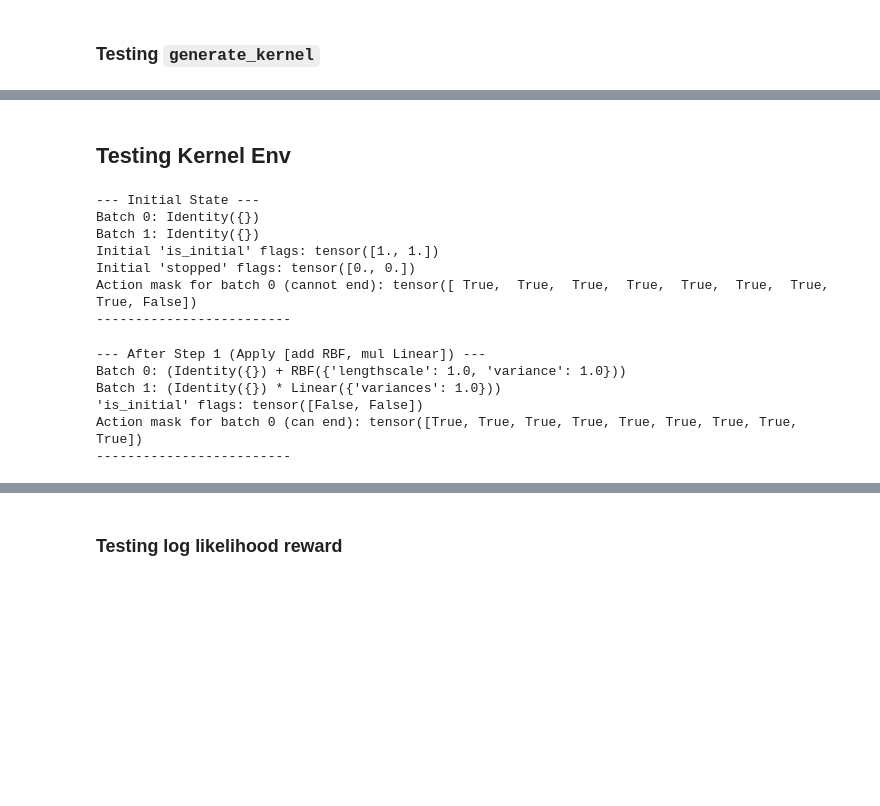
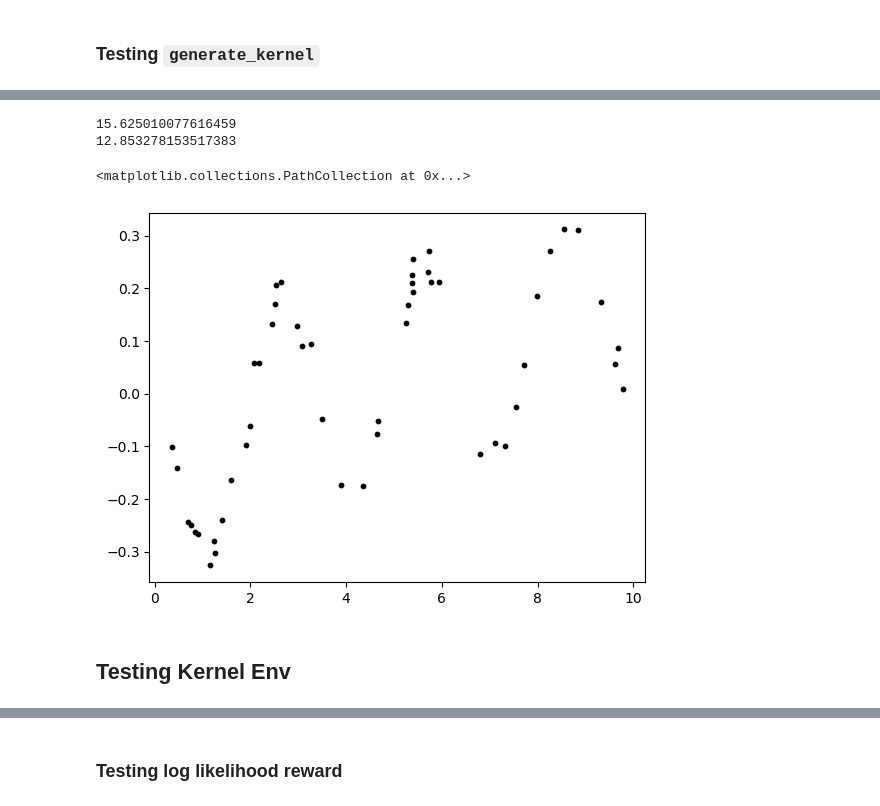
Before and after one commit to anacarolerthal/gpkernel-gfn, a Jupyter notebook: test.ipynb, the cells around one changed output, grey strips where cells are left out. Cells and saved outputs as stored; diff of their text form; code cells hidden in the pictures; blank space fills up the shorter version.

```diff
--- a/test.ipynb
+++ b/test.ipynb
@@ -89,12 +95,10 @@ plt.show()
 # %% [markdown]
 ### Testing `generate_kernel`
 # %%
-true_kernel = KernelFunction().rbf(lengthscale=1.0).add(
-    KernelFunction().linear(variances=0.5)
-).multiply(KernelFunction().linear(variances=2.0))
-
+true_kernel = KernelFunction().periodic(period=3.0, lengthscale=0.01).add(
+    KernelFunction().linear(variances=0.1))
 # generating synthetic data
-X, Y, true_kernel_str = utils.generate_gp_data(true_kernel, input_dim=1, n_points=300, noise_var=0.05)
+X, Y, true_kernel_str = utils.generate_gp_data(true_kernel, input_dim=1, n_points=50, noise_var=1e-3)
 
 print("True Kernel:", true_kernel_str)
 # %% [output]
@@ -115,46 +126,17 @@ Log Marginal Likelihood (candidate kernel): -18.429273438869423
+# %%
+k1 = KernelFunction().linear(variances=1.0)
+k2 = KernelFunction().rbf(lengthscale=0.001)
+
+print(utils.evaluate_likelihood(k1, X, Y, runtime=False))
+print(utils.evaluate_likelihood(k2, X, Y, runtime=False))
+# %% [output]
+15.625010077616459
+12.853278153517383
+# %%
+#plot the true kernel and candidate kernel and data points
+plt.scatter(X, Y, color='black', s=10, label='Data Points')
+# %% [output]
+<matplotlib.collections.PathCollection at 0x...>
+[figure, added]
 # %% [markdown]
 ## Testing Kernel Env
-# %%
-import torch
-# A dummy log_reward function for instantiation
-def lr():
-    pass
-
-BATCH_SIZE = 2
-MAX_LEN = 3
-
-env = KernelEnvironment(batch_size=BATCH_SIZE, max_trajectory_length=MAX_LEN, log_reward=lr)
-
-print("--- Initial State ---")
-for i, kernel in enumerate(env.state):
-    print(f"Batch {i}: {kernel}")
-print(f"Initial 'is_initial' flags: {env.is_initial}")
-print(f"Initial 'stopped' flags: {env.stopped}")
-print(f"Action mask for batch 0 (cannot end): {env.mask[0]}")
-print("-" * 25)
-# %% [output]
---- Initial State ---
-Batch 0: Identity({})
-Batch 1: Identity({})
-Initial 'is_initial' flags: tensor([1., 1.])
-Initial 'stopped' flags: tensor([0., 0.])
-Action mask for batch 0 (cannot end): tensor([ True,  True,  True,  True,  True,  True,  True,  True, False])
--------------------------
-# %%
-# --- Step 1 ---
-# Action 0: add RBF, Action 5: multiply Linear
-actions_t1 = torch.tensor([0, 5])
-env.apply(actions_t1)
-print("--- After Step 1 (Apply [add RBF, mul Linear]) ---")
-for i, kernel in enumerate(env.state):
-    print(f"Batch {i}: {kernel}")
-print(f"'is_initial' flags: {env.is_initial}")
-print(f"Action mask for batch 0 (can end): {env.mask[0]}")
-print("-" * 25)
-# %% [output]
---- After Step 1 (Apply [add RBF, mul Linear]) ---
-Batch 0: (Identity({}) + RBF({'lengthscale': 1.0, 'variance': 1.0}))
-Batch 1: (Identity({}) * Linear({'variances': 1.0}))
-'is_initial' flags: tensor([False, False])
-Action mask for batch 0 (can end): tensor([True, True, True, True, True, True, True, True, True])
--------------------------
```
Also changed, not shown: parts of 46 cells of this notebook, 5 other files.
